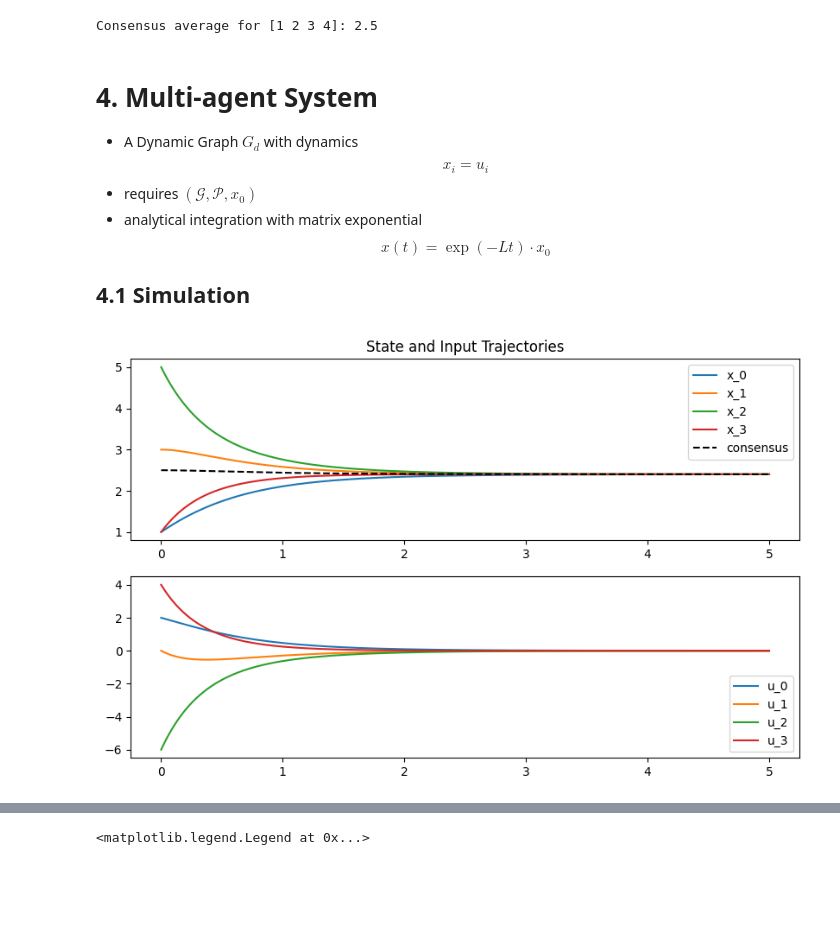
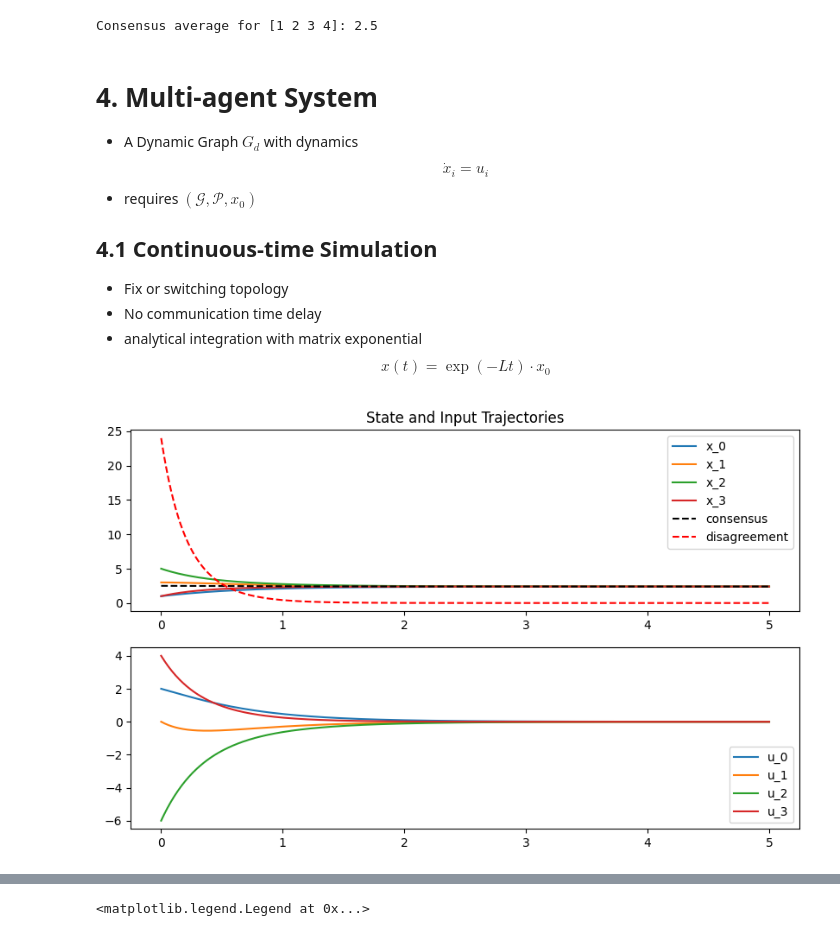
Before and after one commit to Bourmindge-Liey/SimpleConsensus, a Jupyter notebook: exp.ipynb, the cells around one changed output, grey strips where cells are left out. Cells and saved outputs as stored; diff of their text form; code cells hidden in the pictures; blank space fills up the shorter version.

Commit message:
add delayed sim

```diff
--- a/exp.ipynb
+++ b/exp.ipynb
@@ -114,35 +114,40 @@ Consensus average for [1 2 3 4]: 2.5
 # 4. Multi-agent System
 
 * A Dynamic Graph $G_d$ with dynamics
-$$x_i = u_i $$
+$$ \dot{x}_i = u_i $$
 * requires $(\mathcal{G, P}, x_0)$
+
+
+## 4.1 Continuous-time Simulation
+
+* Fix or switching topology
+* No communication time delay
 * analytical integration with matrix exponential
 $$x(t) = \exp(-Lt) \cdot x_0$$
-
-## 4.1 Simulation
 # %%
 from dynamic_system import *
 
 x0 = np.array([1, 3, 5, 1])
 ds = MultiAgentSystem(G_dir, A1Protocol, x0)
 
 dt = 0.01
 t_e = 5
 result = ds.simulate(t_e, dt)
 
 plt.figure(figsize=(10, 6))
 plt.subplot(2, 1, 1)
 plt.title("State and Input Trajectories")
 for i in range(ds.n):
     plt.plot(result["time"], result["x"][i, :], label=f"x_{i}")
 plt.plot(result["time"], result["consensus"], 'k--', label="consensus")
+plt.plot(result["time"], result["disagreement"], 'r--', label="disagreement")
 plt.legend()
 plt.subplot(2, 1, 2)
 for i in range(ds.n):
     plt.plot(result["time"], result["u"][i, :], label=f"u_{i}")
     plt.legend()
 # %% [output]
-[figure, old version]
+[figure, new version]
 # %%
 E = [(0, 1), (1, 2), (2, 3), (3, 0), (1, 0), (2, 1), (3, 2), (0, 3)]
 A = np.array([[0, 1, 0, 1],
```
Also changed, not shown: parts of 6 cells of this notebook, 3 other files.
